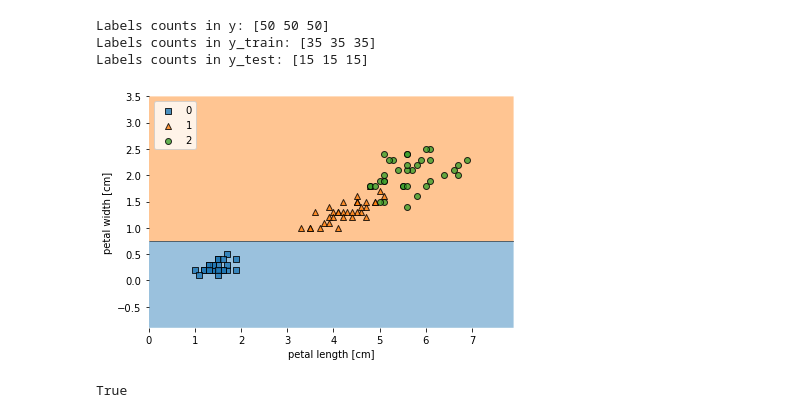
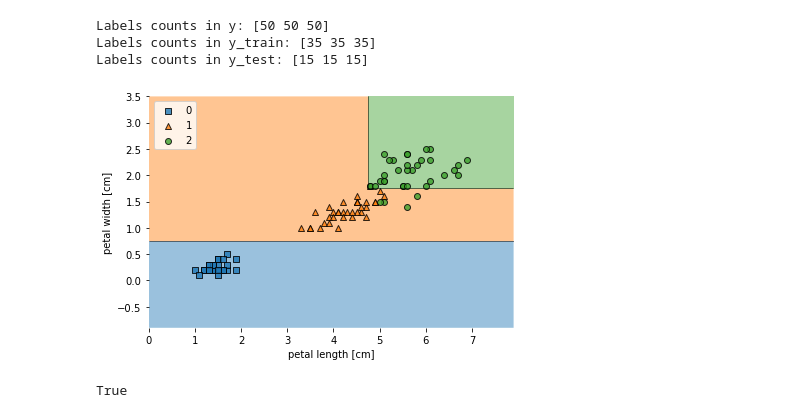
Before and after one commit to laugustyniak/pwr-ai-lab-2021, a Jupyter notebook: lista-2/code/decision_trees_scikit_demo.ipynb, the cells around one changed output. Cells and saved outputs as stored; diff of their text form; code cells hidden in the pictures.

```diff
--- a/lista-2/code/decision_trees_scikit_demo.ipynb
+++ b/lista-2/code/decision_trees_scikit_demo.ipynb
@@ -75,30 +75,31 @@ Path("./images").mkdir(exist_ok=True)
 # %%
 %matplotlib inline
 import matplotlib.pyplot as plt
 from sklearn.tree import DecisionTreeClassifier
 from mlxtend.plotting import plot_decision_regions
 
 
 tree = DecisionTreeClassifier(
-    criterion='entropy', # jakie inne miary możemy tutaj dodać?
-    max_depth=1, # poeksperymnetuj z głebokoscią drzewa
-    random_state=1
+    criterion='gini', # jakie inne miary możemy tutaj dodać?
+    max_depth=3, # poeksperymnetuj z głebokoscią drzewa
+    random_state=1,
+    min_samples_leaf=1
 )
 
 tree.fit(X_train, y_train)
 
 
 plot_decision_regions(X_train, y_train, tree)
 
 plt.xlabel('petal length [cm]')
 plt.ylabel('petal width [cm]')
 plt.legend(loc='upper left')
 plt.tight_layout()
 plt.savefig('images/sklearn_tree.png', dpi=300)
 plt.savefig('images/sklearn_tree.pdf')
 plt.show()
 # %% [output]
-[figure, old version]
+[figure, new version]
 # %%
 from pydotplus import graph_from_dot_data
 from sklearn.tree import export_graphviz
```
Also changed, not shown: parts of 3 cells of this notebook.
